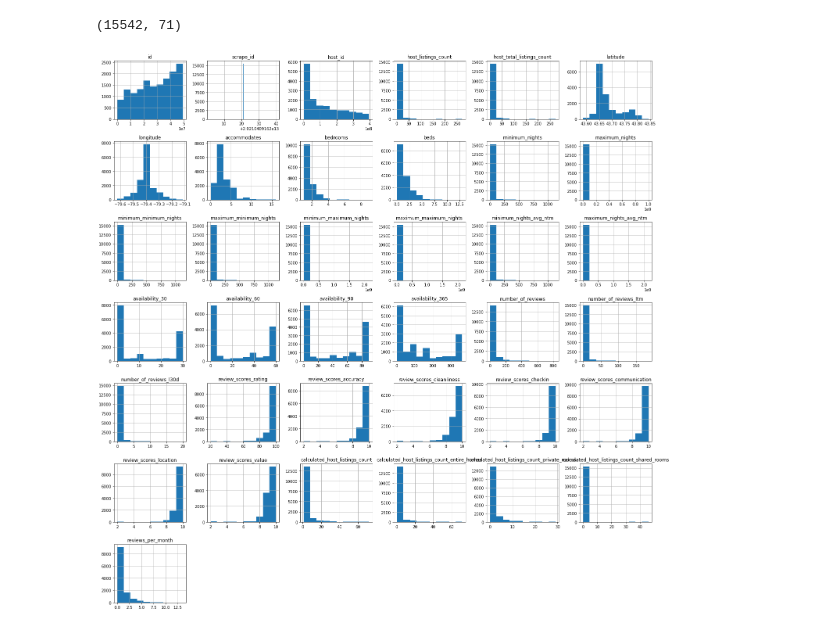
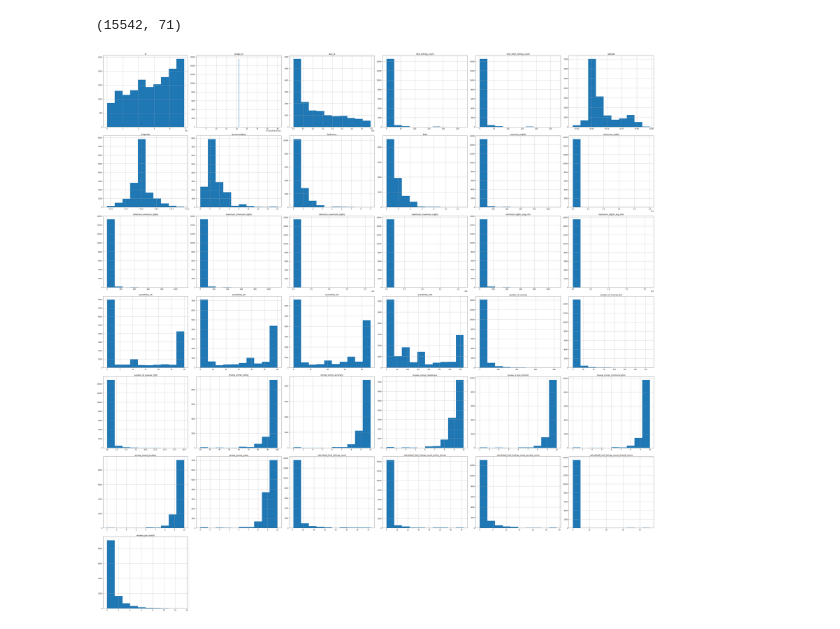
Before and after one commit to GKPSingh/Toronto-Airbnb, a Jupyter notebook: Data-Wrangling.ipynb, the cells around one changed output. Saved outputs shown, nothing was run; the diff lists cells and outputs as text; code cells hidden in the pictures.

```diff
--- a/Data-Wrangling.ipynb
+++ b/Data-Wrangling.ipynb
@@ -84,7 +84,8 @@ df.columns[df.isna().sum()/df.shape[0]>0.80]
 # %% [output]
 Index(['neighbourhood_group_cleansed', 'bathrooms', 'calendar_updated'], dtype='object')
 # %%
-most_missing_columns = set(df.columns[np.sum(df.isnull())/df.shape[0] >0.80])
+# Finding the unique columns with majority NaN values
+most_missing_columns = set(df.columns[df.isnull().sum()/df.shape[0] >0.80])
 most_missing_columns
 # %% [output]
 {'bathrooms', 'calendar_updated', 'neighbourhood_group_cleansed'}
@@ -95,7 +98,8 @@ df.shape
 # %% [output]
 (15542, 71)
 # %%
-df.hist(figsize = (20,20));
+# Plotting the histogram plot for all numeric columns
+df.hist(figsize = (50,50))
 plt.tight_layout()
 # %% [output]
-[figure, old version]
+[figure, new version]
```
Also changed, not shown: parts of 16 cells of this notebook.
